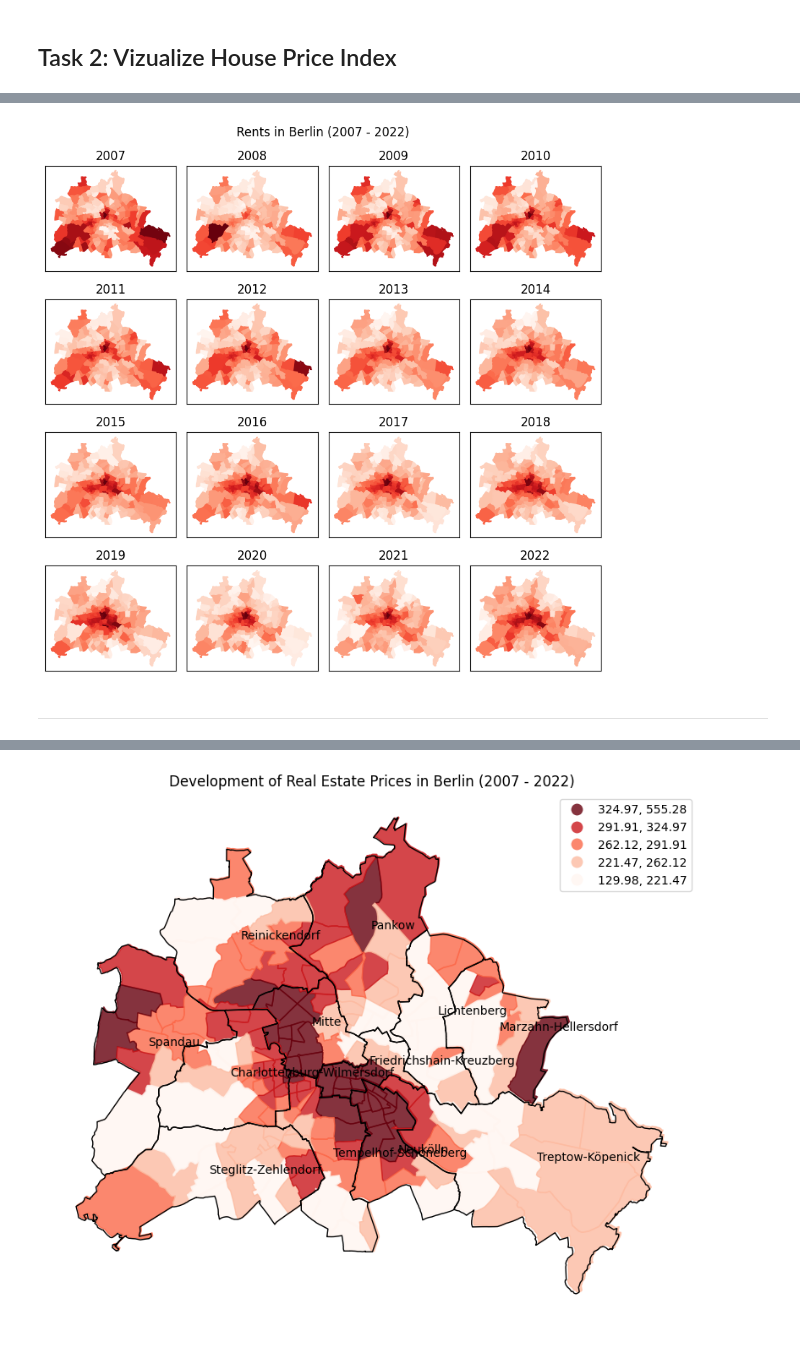
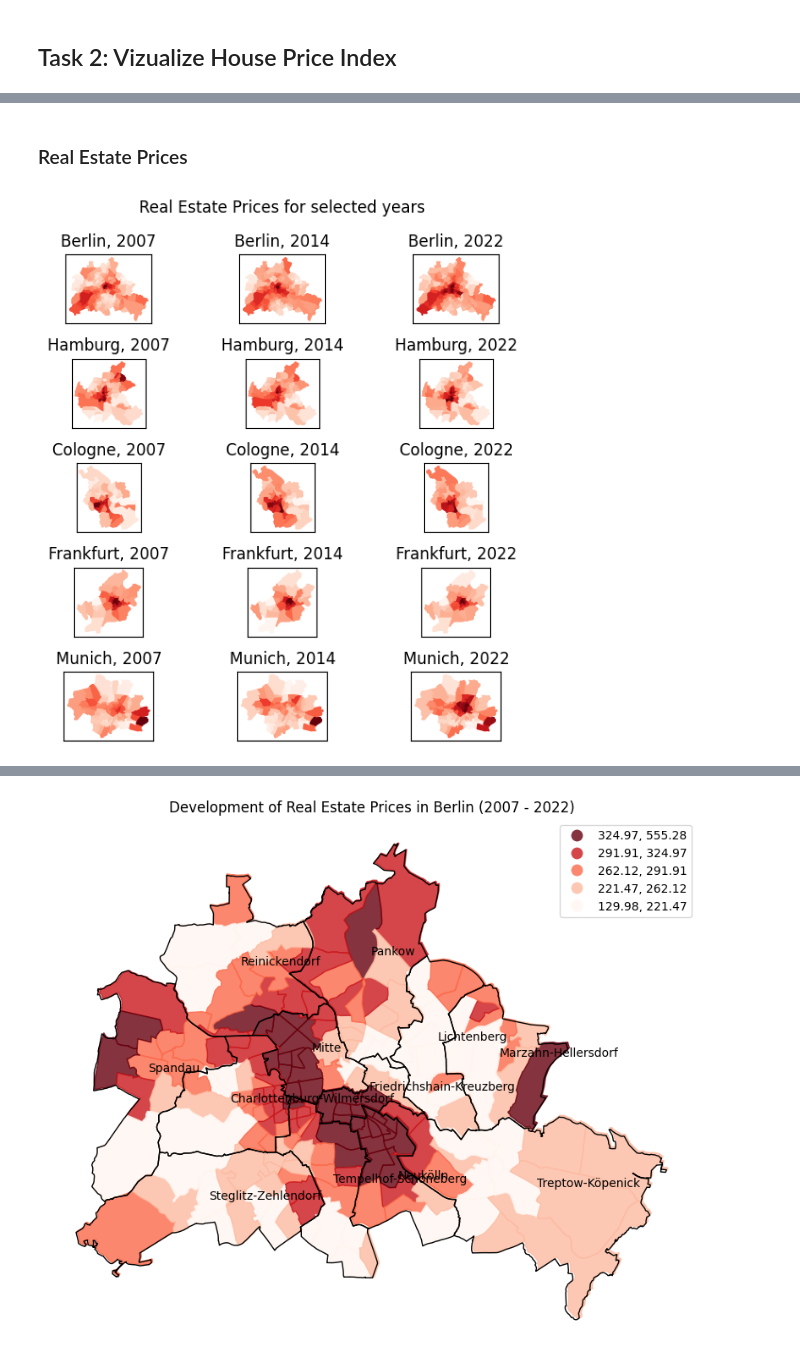
Before and after one commit to dbursy/qse_collaboration, a Jupyter notebook: notebooks/QSE_Tutorial_2_Group_2.ipynb, the cells around one changed output, grey strips where cells are left out. Saved outputs shown, nothing was run; the diff lists cells and outputs as text; code cells hidden in the pictures.

```diff
--- a/notebooks/QSE_Tutorial_2_Group_2.ipynb
+++ b/notebooks/QSE_Tutorial_2_Group_2.ipynb
@@ -432,24 +355,3 @@ else:
-# %%
-# Berlin  - rents, but all years
-
-figure, axis = plt.subplots(4, 4, figsize=(8, 8))
-axis = axis.flatten()
-
-for index, year in enumerate(range(2007, 2023)):
-    gdf_rent_index.loc[gdf_rent_index['city'] == 'berlin'].plot(column='price_qm'+str(year), cmap='Reds', edgecolor='face', ax=axis[index])
-    axis[index].set_xticks([])
-    axis[index].set_yticks([])
-    axis[index].set_title(f'{year}')
-figure.suptitle('Rents in Berlin (2007 - 2022)')
-
-if savefigures:
-    plt.savefig(f'{ROOT_FOLDER}/output/rents_berlin.png', bbox_inches='tight')
-else:
-    plt.tight_layout()
-# %% [output]
-[figure, removed]
-# %% [markdown]
----
 # %%
 # Calculate log difference (approximates the percent change for small changes)
 gdf_purchase_index['dlprice_qm'] = np.log(gdf_purchase_index['price_qm2022']) - np.log(gdf_purchase_index['price_qm2007'])
@@ -471,3 +373,35 @@ gdf_berlin.to_crs('25832', inplace=True)
 ## Shapefile Stadtbezirke Munich
 # https://opendata.muenchen.de/dataset?res_format=WMS
 # gdf_munich = gpd.read_file('https://geoportal.muenchen.de/geoserver/gsm_wfs/ows?service=WFS&version=1.0.0&request=GetFeature&typeName=gsm_wfs:vablock_stadtbezirke_opendata&outputFormat=application/json')
+# %% [markdown]
+### Real Estate Prices
+# %%
+# All cities purchases, but only selected years
+
+figure, axis = plt.subplots(5, 3, figsize=(6, 6))
+
+axis = axis.flatten()
+cities = gdf_rent_index['city'].unique()
+display_years = [2007,2014,2022]
+
+index = 0
+for city in cities:
+    for year in display_years:
+        gdf_purchase_index.loc[gdf_rent_index['city'] == city].plot(
+            column='price_qm' + str(year),
+            cmap='Reds',
+            edgecolor='face',
+            ax=axis[index]
+        )
+        axis[index].set_xticks([])
+        axis[index].set_yticks([])
+        axis[index].set_title(f'{city.title()}, {year}')
+        index += 1
+figure.suptitle('Real Estate Prices for selected years')
+
+if savefigures:
+    plt.savefig(f'{ROOT_FOLDER}/output/_purchase_all_cities.png', bbox_inches='tight')
+else:
+    plt.tight_layout()
+# %% [output]
+[figure, added]
```
Also changed, not shown: parts of 33 cells of this notebook, 1 other file.
